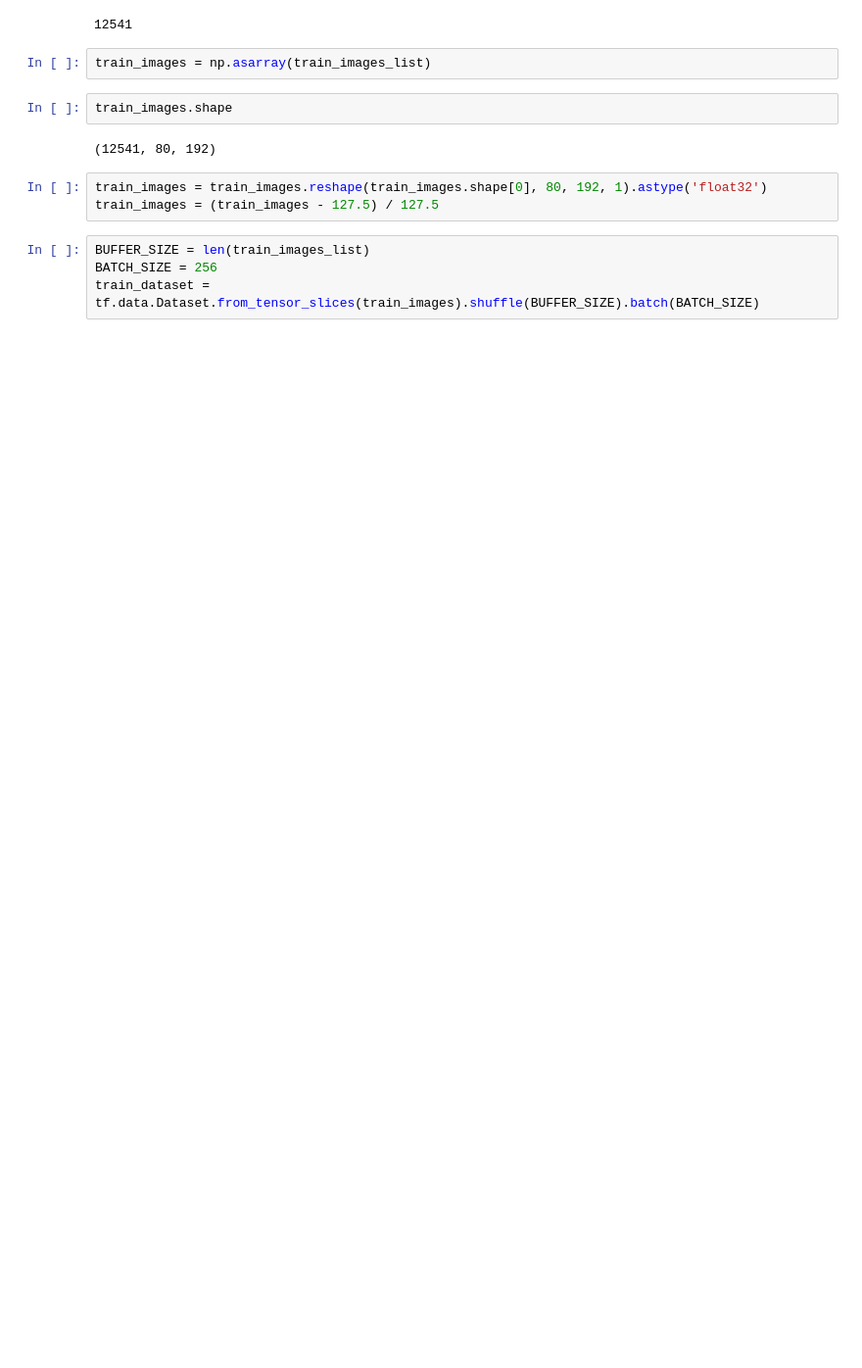
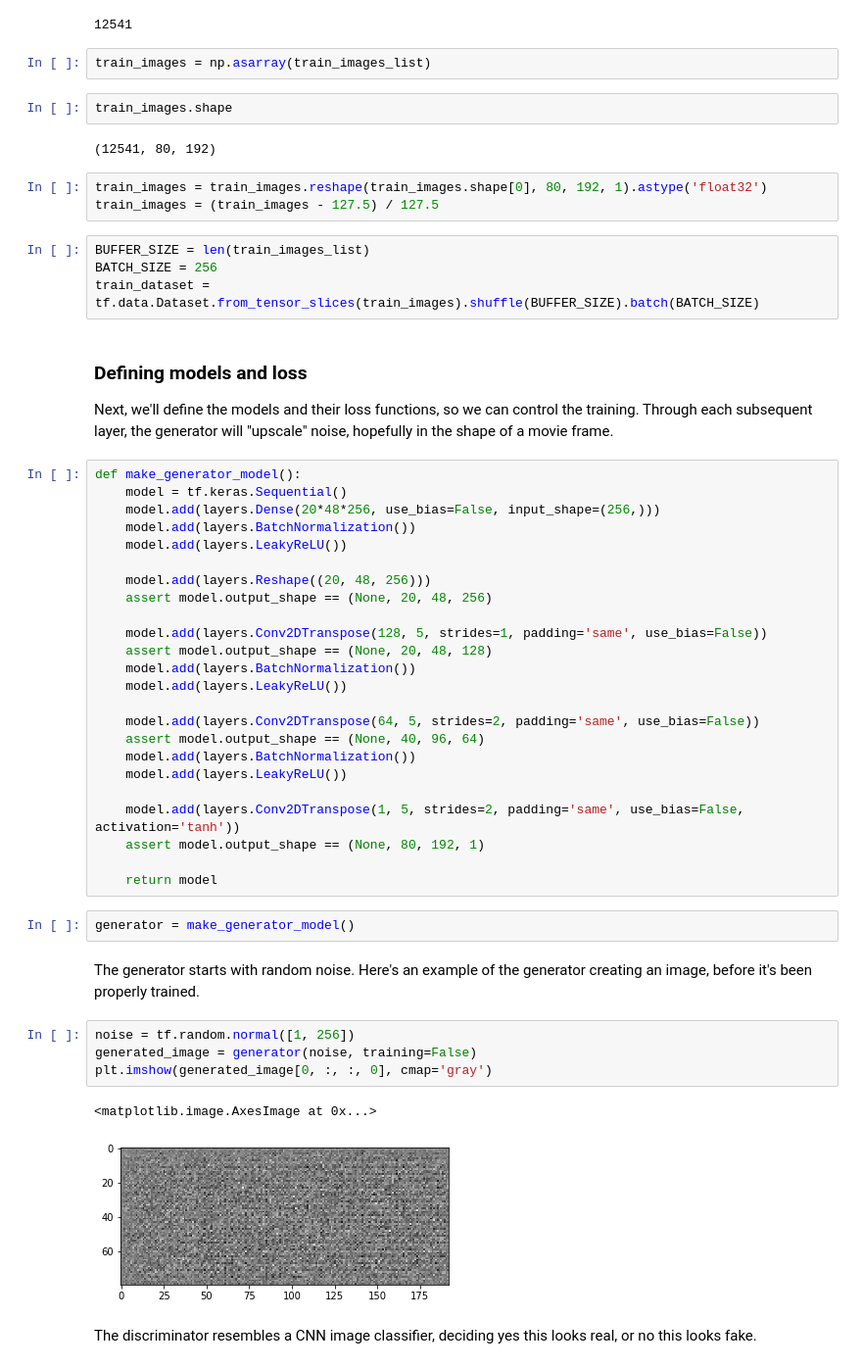
Before and after one commit to JohnTheTripper/moviegoer-prototype, a Jupyter notebook: modeling/gan_image_generation.ipynb, the cells around one changed output. Shown at 98% size. Cells and saved outputs as stored; diff of their text form; blank space fills up the shorter version.

Commit message:
constructing generator and discriminator models

```diff
--- a/modeling/gan_image_generation.ipynb
+++ b/modeling/gan_image_generation.ipynb
@@ -82,3 +82,43 @@ train_images = (train_images - 127.5) / 127.5
 BUFFER_SIZE = len(train_images_list)
 BATCH_SIZE = 256
 train_dataset = tf.data.Dataset.from_tensor_slices(train_images).shuffle(BUFFER_SIZE).batch(BATCH_SIZE)
+# %% [markdown]
+### Defining models and loss
+Next, we'll define the models and their loss functions, so we can control the training. Through each subsequent layer, the generator will "upscale" noise, hopefully in the shape of a movie frame.
+# %%
+def make_generator_model():
+    model = tf.keras.Sequential()
+    model.add(layers.Dense(20*48*256, use_bias=False, input_shape=(256,)))
+    model.add(layers.BatchNormalization())
+    model.add(layers.LeakyReLU())
+
+    model.add(layers.Reshape((20, 48, 256)))
+    assert model.output_shape == (None, 20, 48, 256)
+
+    model.add(layers.Conv2DTranspose(128, 5, strides=1, padding='same', use_bias=False))
+    assert model.output_shape == (None, 20, 48, 128)
+    model.add(layers.BatchNormalization())
+    model.add(layers.LeakyReLU())
+
+    model.add(layers.Conv2DTranspose(64, 5, strides=2, padding='same', use_bias=False))
+    assert model.output_shape == (None, 40, 96, 64)
+    model.add(layers.BatchNormalization())
+    model.add(layers.LeakyReLU())
+
+    model.add(layers.Conv2DTranspose(1, 5, strides=2, padding='same', use_bias=False, activation='tanh'))
+    assert model.output_shape == (None, 80, 192, 1)
+
+    return model
+# %%
+generator = make_generator_model()
+# %% [markdown]
+The generator starts with random noise. Here's an example of the generator creating an image, before it's been properly trained.
+# %%
+noise = tf.random.normal([1, 256])
+generated_image = generator(noise, training=False)
+plt.imshow(generated_image[0, :, :, 0], cmap='gray')
+# %% [output]
+<matplotlib.image.AxesImage at 0x...>
+[figure, added]
+# %% [markdown]
+The discriminator resembles a CNN image classifier, deciding yes this looks real, or no this looks fake.
```
Also changed, not shown: parts of 8 cells of this notebook.
